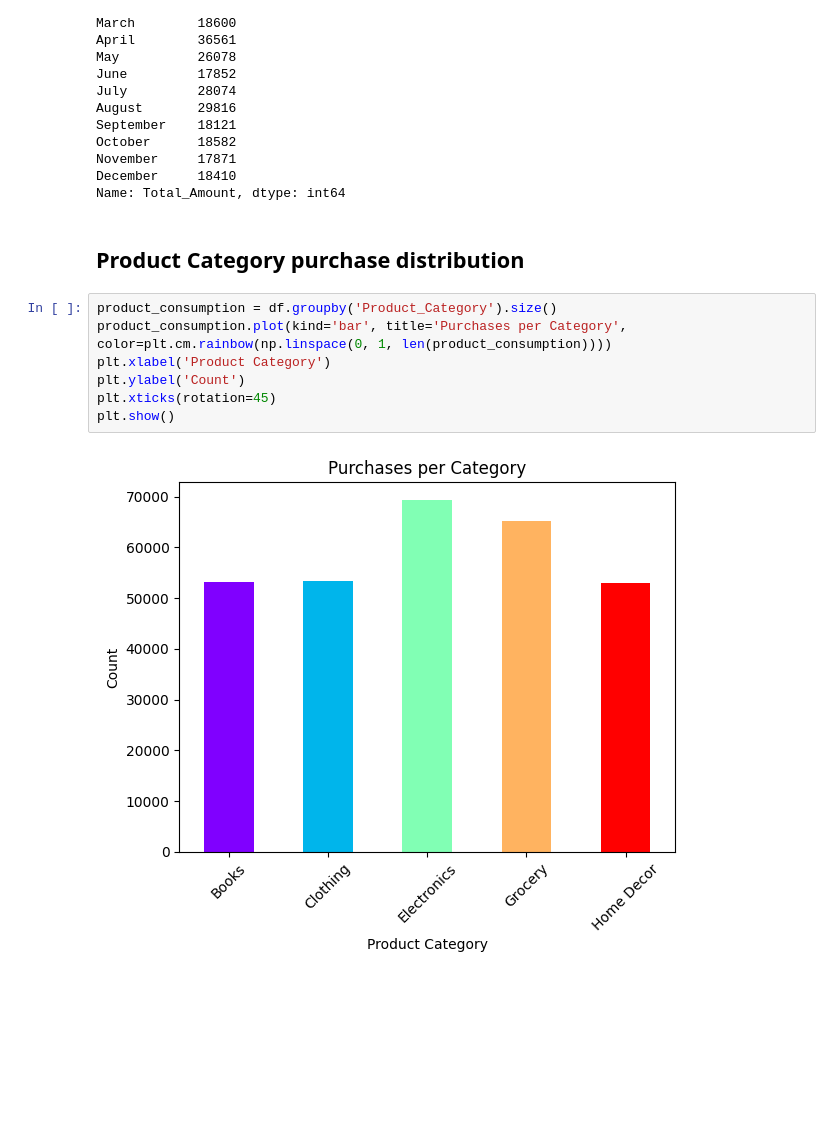
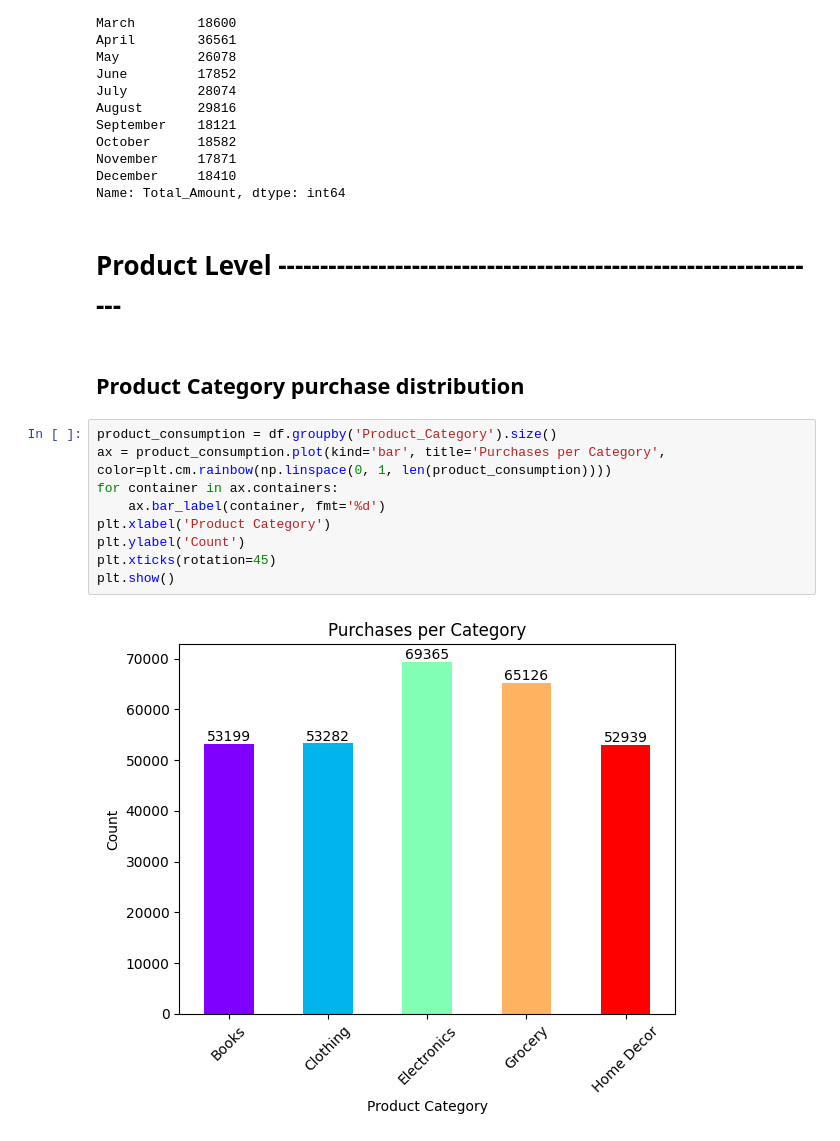
Before and after one commit to JohnnyLiang-OTU/retail_analysis, a Jupyter notebook: main.ipynb, the cells around one changed output. Drawn from its saved outputs; the diff is of its cells as text; blank space fills up the shorter version.

```diff
--- a/main.ipynb
+++ b/main.ipynb
@@ -287,14 +301,18 @@ October      18582
 November     17871
 December     18410
 Name: Total_Amount, dtype: int64
+# %% [markdown]
+# Product Level ------------------------------------------------------------------
 # %% [markdown]
 ## Product Category purchase distribution
 # %%
 product_consumption = df.groupby('Product_Category').size()
-product_consumption.plot(kind='bar', title='Purchases per Category', color=plt.cm.rainbow(np.linspace(0, 1, len(product_consumption))))
+ax = product_consumption.plot(kind='bar', title='Purchases per Category', color=plt.cm.rainbow(np.linspace(0, 1, len(product_consumption))))
+for container in ax.containers:
+    ax.bar_label(container, fmt='%d')
 plt.xlabel('Product Category')
 plt.ylabel('Count')
 plt.xticks(rotation=45)
 plt.show()
 # %% [output]
-[figure, old version]
+[figure, new version]
```
Also changed, not shown: parts of 17 cells of this notebook, 8 other files.
